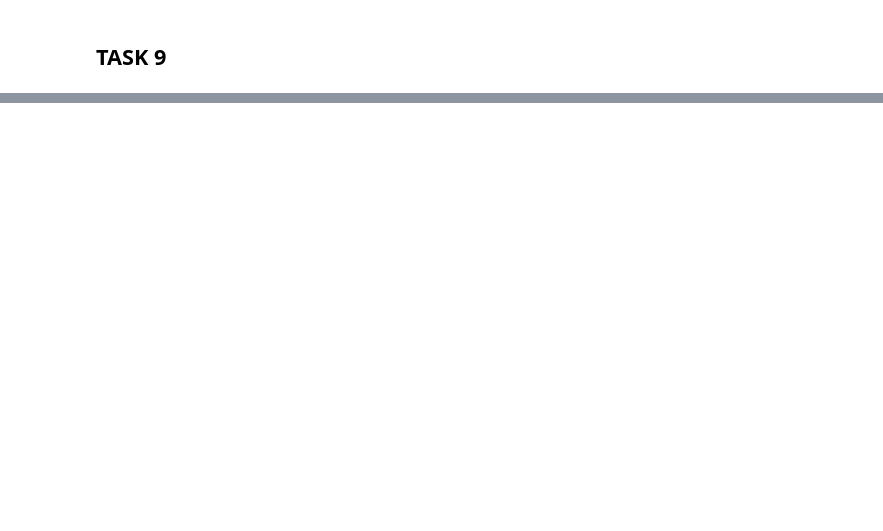
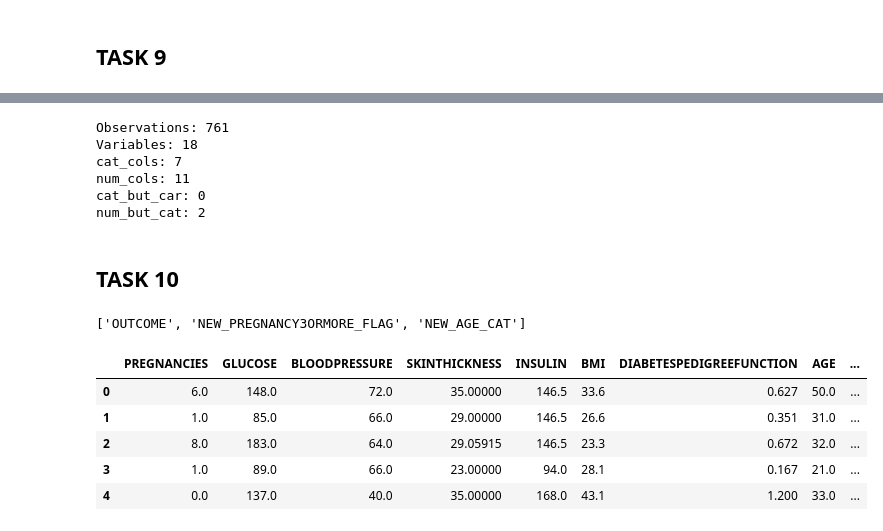
Before and after one commit to albayrakalperen/Miuul-Machine-Learning-Summer-Camp, a Jupyter notebook: Week 3/Project 1/diabetes.ipynb, the cells around one changed output, grey strips where cells are left out. Saved outputs shown, nothing was run; the diff lists cells and outputs as text; code cells hidden in the pictures; blank space fills up the shorter version.

```diff
--- a/Week 3/Project 1/diabetes.ipynb
+++ b/Week 3/Project 1/diabetes.ipynb
@@ -724,3 +687,15 @@ Name: NEW_BMI_CAT, dtype: object
+# %%
+df['NEW_AGE_BMI'] = df['AGE'] * df['BMI']
+# %%
+df['NEW_BMI_INSULIN'] = df['BMI'] * df['INSULIN']
+# %%
+df.loc[(80 > df['BLOODPRESSURE']), 'NEW_BLOODPRESSURE_CAT'] = 'normalbloodpressure'
+
+df.loc[(80 <= df['BLOODPRESSURE']) & (90 > df['BLOODPRESSURE']), 'NEW_BLOODPRESSURE_CAT'] = 'elevatedbloodpressure'
+
+df.loc[ (90 < df['BLOODPRESSURE']), 'NEW_BLOODPRESSURE_CAT'] = 'highbloodpressure'
+# %%
+df['NEW_AGE_BLOODPRESSURE'] = df['AGE'] * df['BLOODPRESSURE']
 # %%
 df.columns
 # %% [output]
@@ -733,0 +708,11 @@ Index(['PREGNANCIES', 'GLUCOSE', 'BLOODPRESSURE', 'SKINTHICKNESS', 'INSULIN',
+# %%
+cat_cols, num_cols, cat_but_car = grab_col_names(df)
+# %% [output]
+Observations: 761
+Variables: 18
+cat_cols: 7
+num_cols: 11
+cat_but_car: 0
+num_but_cat: 2
+# %% [markdown]
+## TASK 10
@@ -733,0 +724,6 @@ Index(['PREGNANCIES', 'GLUCOSE', 'BLOODPRESSURE', 'SKINTHICKNESS', 'INSULIN',
+# %%
+binary_cols = [col for col in df.columns if df[col].dtype not in [int, float]
+               and df[col].nunique() == 2]
+binary_cols
+# %% [output]
+['OUTCOME', 'NEW_PREGNANCY3ORMORE_FLAG', 'NEW_AGE_CAT']
@@ -733,0 +733,9 @@ Index(['PREGNANCIES', 'GLUCOSE', 'BLOODPRESSURE', 'SKINTHICKNESS', 'INSULIN',
+# %%
+df.head()
+# %% [output]
+|  | PREGNANCIES | GLUCOSE | BLOODPRESSURE | SKINTHICKNESS | INSULIN | BMI | DIABETESPEDIGREEFUNCTION | AGE | ... |
+| 0 | 6.0 | 148.0 | 72.0 | 35.00000 | 146.5 | 33.6 | 0.627 | 50.0 | ... |
+| 1 | 1.0 | 85.0 | 66.0 | 29.00000 | 146.5 | 26.6 | 0.351 | 31.0 | ... |
+| 2 | 8.0 | 183.0 | 64.0 | 29.05915 | 146.5 | 23.3 | 0.672 | 32.0 | ... |
+| 3 | 1.0 | 89.0 | 66.0 | 23.00000 | 94.0 | 28.1 | 0.167 | 21.0 | ... |
+| 4 | 0.0 | 137.0 | 40.0 | 35.00000 | 168.0 | 43.1 | 1.200 | 33.0 | ... |
```
Also changed, not shown: parts of 48 cells of this notebook.
